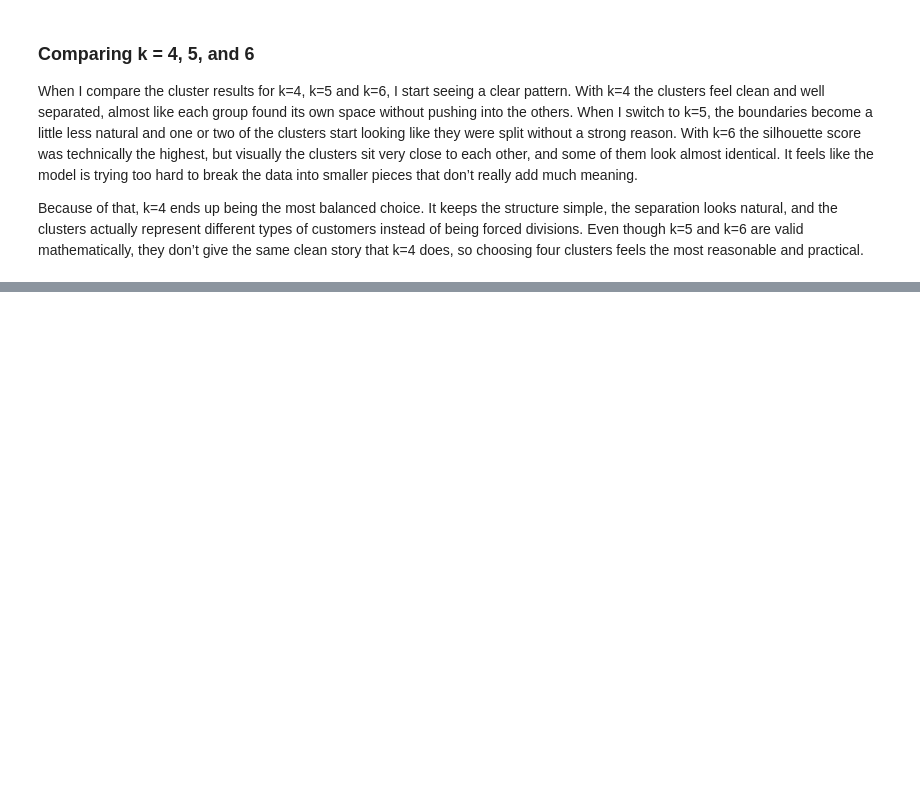
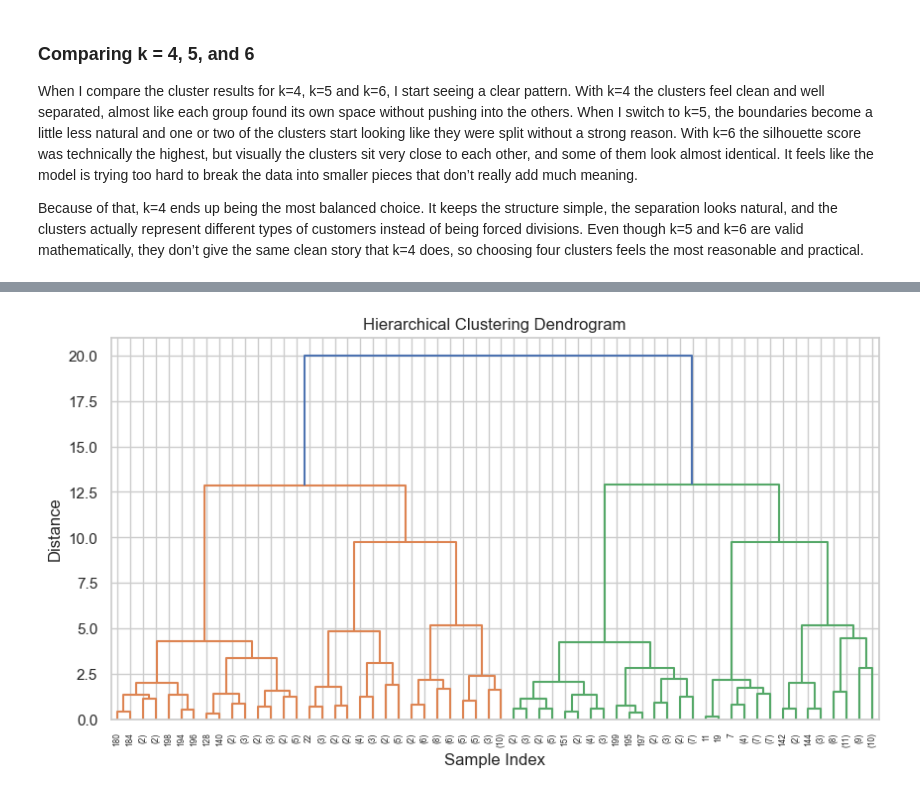
Before and after one commit to DarkSoulsV/CSCA-5632---Final-Project, a Jupyter notebook: Final_CSCA 5632.ipynb, the cells around one changed output, grey strips where cells are left out. Drawn from its saved outputs; the diff is of its cells as text; code cells hidden in the pictures; blank space fills up the shorter version.

```diff
--- a/Final_CSCA 5632.ipynb
+++ b/Final_CSCA 5632.ipynb
@@ -507,0 +514,18 @@ Because of that, k=4 ends up being the most balanced choice. It keeps the struct
+# %%
+from scipy.cluster.hierarchy import dendrogram, linkage
+import matplotlib.pyplot as plt
+
+# Hierarchical clustering uses distances, so we use the scaled data
+linked = linkage(X_scaled, method='ward')
+
+plt.figure(figsize=(10, 5))
+dendrogram(linked,
+           truncate_mode='level',  # keeps the plot clean
+           p=5,                   # show only the top clusters
+           color_threshold=None)
+plt.title("Hierarchical Clustering Dendrogram")
+plt.xlabel("Sample Index")
+plt.ylabel("Distance")
+plt.show()
+# %% [output]
+[figure, added]
```
Also changed, not shown: parts of 1 cell of this notebook.
